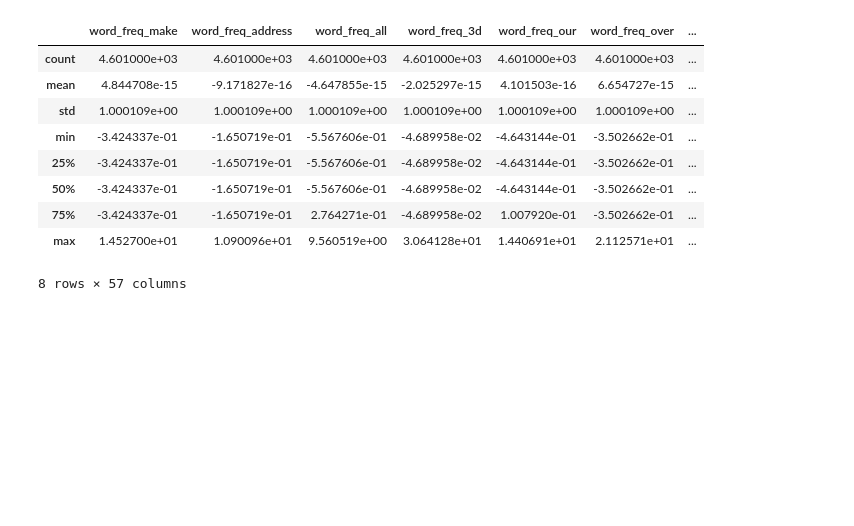
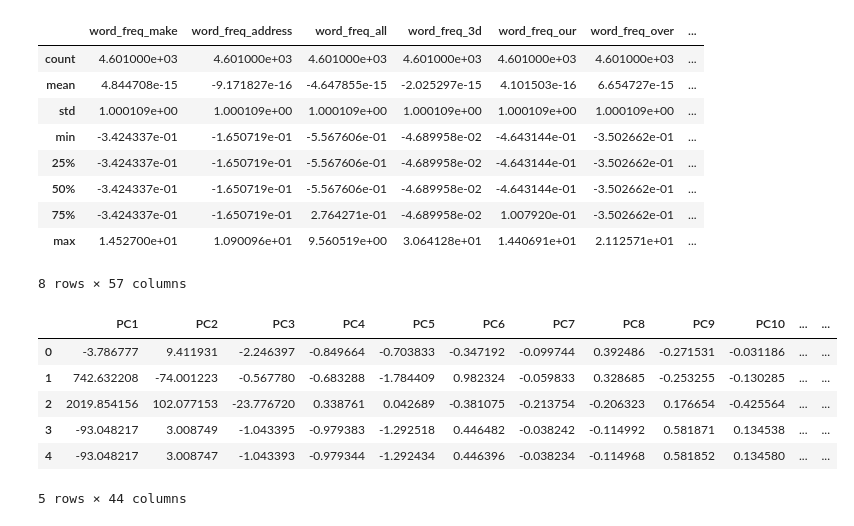
Before and after one commit to MathushanM/Machine-Learning-Course-Work, a Jupyter notebook: ML_Coursework.ipynb, the cells around one changed output. Drawn from its saved outputs; the diff is of its cells as text; code cells hidden in the pictures; blank space fills up the shorter version.

```diff
--- a/ML_Coursework.ipynb
+++ b/ML_Coursework.ipynb
@@ -118,0 +124,18 @@ data_frame.describe()
+# %%
+pca = PCA(n_components=44)
+new_data = pca.fit_transform(data_set)
+# Applying PCA to the entire Spambase dataset
+principal_Df = pd.DataFrame(data = new_data
+                            , columns = ['PC1', 'PC2','PC3','PC4','PC5','PC6','PC7','PC8','PC9','PC10','PC11','PC12','PC13','PC14','PC15','PC16','PC17','PC18','PC19','PC20',
+                                         'PC21', 'PC22','PC23','PC24','PC25','PC26','PC27','PC28','PC29','PC30','PC31','PC32','PC33','PC34','PC35','PC36','PC37','PC38','PC39','PC40',
+                                         'PC41','PC42','PC43','PC44'])
+# %%
+principal_Df.head()
+# %% [output]
+|  | PC1 | PC2 | PC3 | PC4 | PC5 | PC6 | PC7 | PC8 | PC9 | PC10 | ... | ... |
+| 0 | -3.786777 | 9.411931 | -2.246397 | -0.849664 | -0.703833 | -0.347192 | -0.099744 | 0.392486 | -0.271531 | -0.031186 | ... | ... |
+| 1 | 742.632208 | -74.001223 | -0.567780 | -0.683288 | -1.784409 | 0.982324 | -0.059833 | 0.328685 | -0.253255 | -0.130285 | ... | ... |
+| 2 | 2019.854156 | 102.077153 | -23.776720 | 0.338761 | 0.042689 | -0.381075 | -0.213754 | -0.206323 | 0.176654 | -0.425564 | ... | ... |
+| 3 | -93.048217 | 3.008749 | -1.043395 | -0.979383 | -1.292518 | 0.446482 | -0.038242 | -0.114992 | 0.581871 | 0.134538 | ... | ... |
+| 4 | -93.048217 | 3.008747 | -1.043393 | -0.979344 | -1.292434 | 0.446396 | -0.038234 | -0.114968 | 0.581852 | 0.134580 | ... | ... |
+5 rows × 44 columns
```
Also changed, not shown: parts of 8 cells of this notebook.
